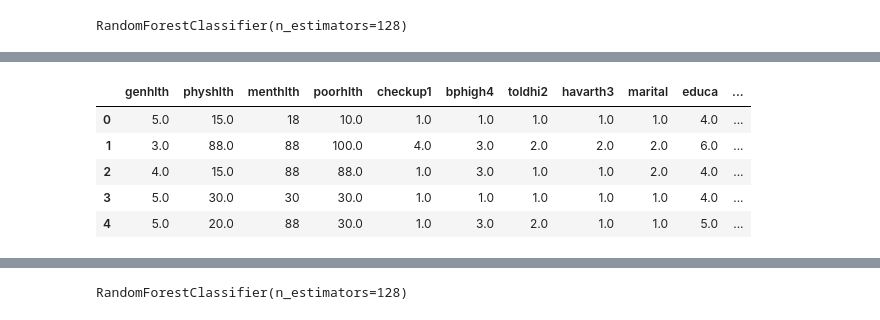
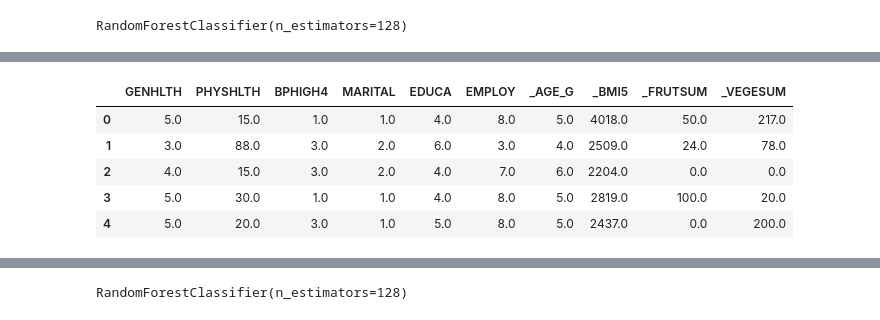
Before and after one commit to tbug-szoke/diabetes, a Jupyter notebook: Diabetes_ML_Model.ipynb, the cells around one changed output, grey strips where cells are left out. Drawn from its saved outputs; the diff is of its cells as text; code cells hidden in the pictures.

```diff
--- a/Diabetes_ML_Model.ipynb
+++ b/Diabetes_ML_Model.ipynb
@@ -62,0 +84,6 @@ dtype: int64
+# %%
+# create a list of columns where more than 800K of the rows (84% of the total data set) are null.  These columns should be removed
+# from our further modeling
+
+to_remove = nulls.loc[nulls > 800000].index.tolist()
+to_remove
@@ -62,0 +104,4 @@ dtype: int64
+# %%
+# Drop the 'to_remove' columns
+df = df.drop(columns=to_remove)
+df.head()
@@ -63,3 +116,3 @@ dtype: int64
 # %%
-# Remove NaN Values from all other fields (Features); replace with a value that is unused in the raw data set (aka 100)
-df.fillna(100, inplace=True)
+# Remove remaining NaN Values from all other fields (Features); replace with 0
+df.fillna(0, inplace=True)
@@ -86,9 +119,13 @@ dtype: int64
 # %% [markdown]
 # Prepare data for Machine Learning
 # %%
-# split the data into X (features) and y (target):
+# split the data into X (features) and y (target)
+# Drop ID because it is unique to each row
+# Drop _STATE because it is not causal, and prelim analysis (Diabetes_2015_EDA_ML.ipynb)showed that model worked well without it
+# Drop IYEAR because it is an identifier with no potential relationship to the outcome of diabetes
+# Drop HTMW4 (height in meters) and WTKG3 (weight in kg) because we are utilizing the field BMI as a better input feature.
 
-y = df['diabete3']
-X = df.drop(columns=['diabete3','id','_state','iyear','htm4','wtkg3'])
+y = df['DIABETE3']
+X = df.drop(columns=['DIABETE3','index','_STATE','IYEAR','HTM4','WTKG3'])
 X.describe()
 # %% [output]
@@ -189,27 +217,27 @@ array([0.05584322, 0.03706363, 0.02986563, 0.03314968, 0.00644352,
 # %%
-# Based on above importances, reduce the Features to the top 20 most imporantant
+# Based on above importances, reduce the Features to the top 10 most imporantant
 
 index_values = X.columns.to_list()
 column_values = ["importance"]
 importances = pd.DataFrame(data = rfc.feature_importances_,
                   index = index_values,
                   columns = column_values)
 
 importances.sort_values('importance', ascending = False, inplace= True)
 
 # Create a list of the importances after the top 20, which will be dropped from our X data:
-cut = importances[20:]
+cut = importances[10:]
 to_cut = cut.index.to_list()
 
 # Create new X data with only important columns
 
 X = X.drop(columns=to_cut)
 X.head()
 # %% [output]
-|  | genhlth | physhlth | menthlth | poorhlth | checkup1 | bphigh4 | toldhi2 | havarth3 | marital | educa | ... |
-| 0 | 5.0 | 15.0 | 18 | 10.0 | 1.0 | 1.0 | 1.0 | 1.0 | 1.0 | 4.0 | ... |
-| 1 | 3.0 | 88.0 | 88 | 100.0 | 4.0 | 3.0 | 2.0 | 2.0 | 2.0 | 6.0 | ... |
-| 2 | 4.0 | 15.0 | 88 | 88.0 | 1.0 | 3.0 | 1.0 | 1.0 | 2.0 | 4.0 | ... |
-| 3 | 5.0 | 30.0 | 30 | 30.0 | 1.0 | 1.0 | 1.0 | 1.0 | 1.0 | 4.0 | ... |
-| 4 | 5.0 | 20.0 | 88 | 30.0 | 1.0 | 3.0 | 2.0 | 1.0 | 1.0 | 5.0 | ... |
+|  | GENHLTH | PHYSHLTH | BPHIGH4 | MARITAL | EDUCA | EMPLOY | _AGE_G | _BMI5 | _FRUTSUM | _VEGESUM |
+| 0 | 5.0 | 15.0 | 1.0 | 1.0 | 4.0 | 8.0 | 5.0 | 4018.0 | 50.0 | 217.0 |
+| 1 | 3.0 | 88.0 | 3.0 | 2.0 | 6.0 | 3.0 | 4.0 | 2509.0 | 24.0 | 78.0 |
+| 2 | 4.0 | 15.0 | 3.0 | 2.0 | 4.0 | 7.0 | 6.0 | 2204.0 | 0.0 | 0.0 |
+| 3 | 5.0 | 30.0 | 1.0 | 1.0 | 4.0 | 8.0 | 5.0 | 2819.0 | 100.0 | 20.0 |
+| 4 | 5.0 | 20.0 | 3.0 | 1.0 | 5.0 | 8.0 | 5.0 | 2437.0 | 0.0 | 200.0 |
 # %%
```
Also changed, not shown: parts of 37 cells of this notebook.
